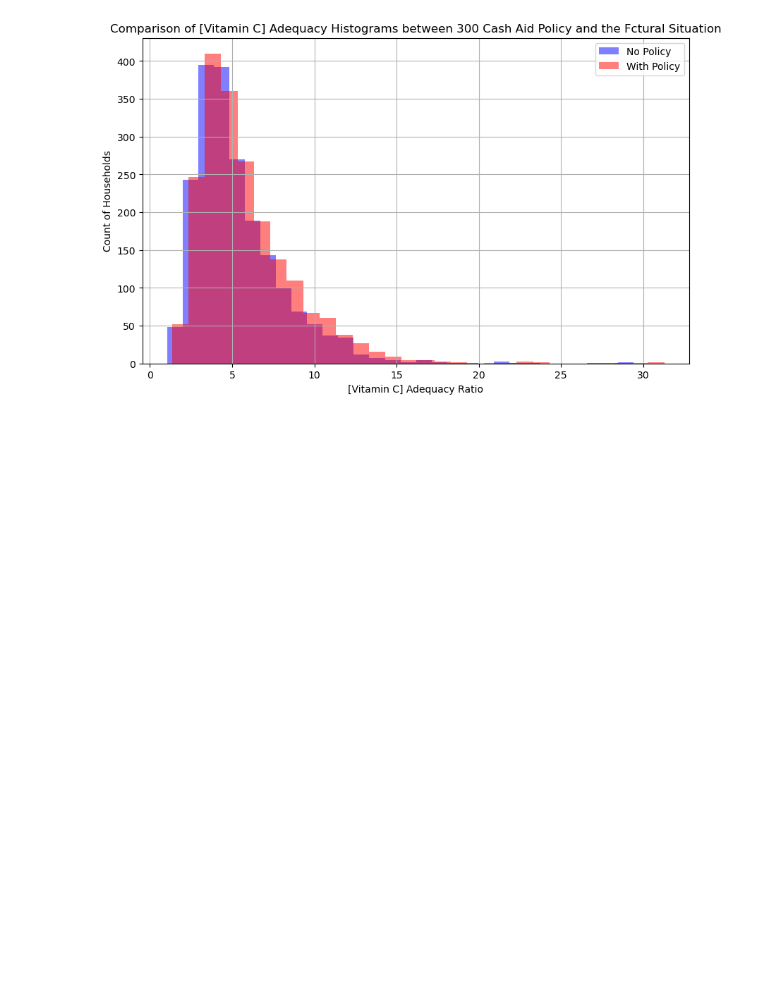
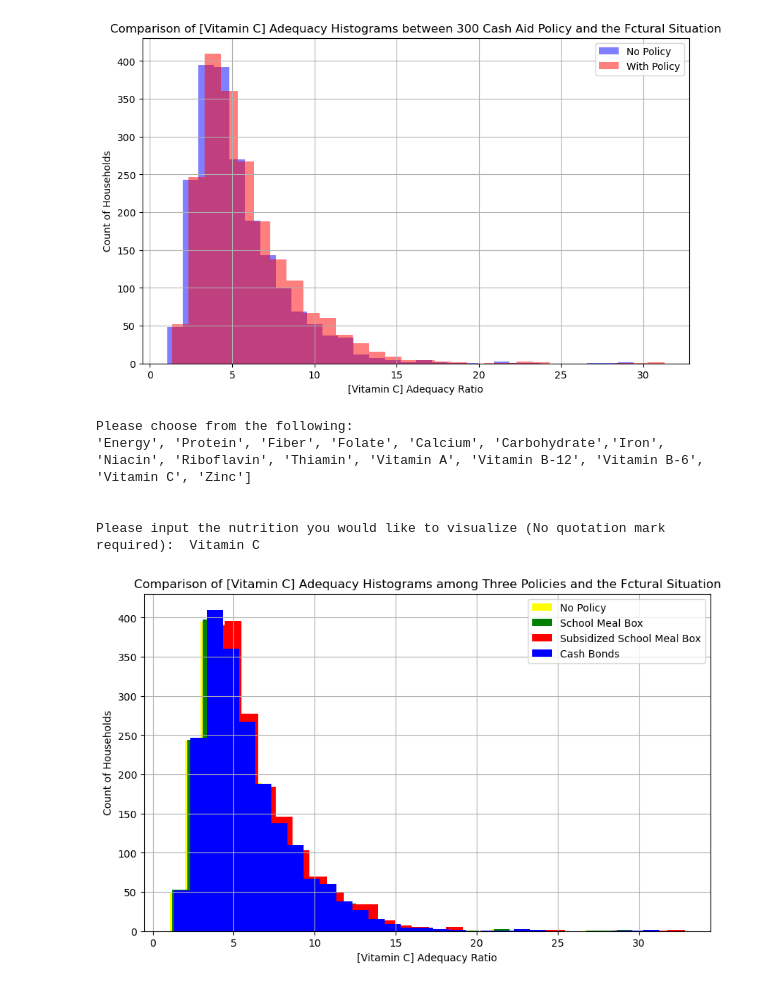
Before and after one commit to raneem-ai/Rachel-Griffith, a Jupyter notebook: Children Group and Policy Analysis.ipynb, the cells around one changed output. Drawn from its saved outputs; the diff is of its cells as text; code cells hidden in the pictures; blank space fills up the shorter version.

```diff
--- a/Children Group and Policy Analysis.ipynb
+++ b/Children Group and Policy Analysis.ipynb
@@ -714,0 +715,38 @@ Please input the nutrition you would like to visualize (No quotation mark requir
+# %%
+def plot_nutrition_comparison(ratio_table1, ratio_table2, ratio_table3, ratio_table4, nutrition):
+    """
+    This function creates a histogram displaying the distribution of nutrition adequacy
+    for households in two datasets, allowing for direct comparison.
+
+    Parameters:
+    - ratio_table1 (DataFrame): The first DataFrame containing the nutrient ratios.
+    - ratio_table2 (DataFrame): The second DataFrame containing the nutrient ratios.
+    - nutrition (string): The name of the nutrient column to plot.
+
+    Returns:
+    - A histogram for the specified nutrient adequacy among households from both datasets.
+    """
+    # Create the plot with specified colors
+    fig, ax = plt.subplots(figsize=(10, 6))
+    ratio_table1[nutrition].hist(ax=ax, bins=30, alpha=1, label='No Policy', color='yellow')
+    ratio_table2[nutrition].hist(ax=ax, bins=30, alpha=1, label='School Meal Box', color='green')
+    ratio_table3[nutrition].hist(ax=ax, bins=30, alpha=1, label='Subsidized School Meal Box', color='red')
+    ratio_table4[nutrition].hist(ax=ax, bins=30, alpha=1, label='Cash Bonds', color='blue')
+    # Add titles and labels
+    plt.title(f'Comparison of [{nutrition}] Adequacy Histograms among Three Policies and the Fctural Situation')
+    plt.xlabel(f'[{nutrition}] Adequacy Ratio')
+    plt.ylabel('Count of Households')
+    plt.legend()
+    plt.show()
+
+print("Please choose from the following:\n'Energy', 'Protein', 'Fiber', 'Folate', 'Calcium', 'Carbohydrate','Iron', 'Niacin', 'Riboflavin', 'Thiamin', 'Vitamin A', 'Vitamin B-12', 'Vitamin B-6', 'Vitamin C', 'Zinc']")
+print("\n")
+nutrition_input = input('Please input the nutrition you would like to visualize (No quotation mark required): ')
+plot_nutrition_comparison(nutrient_ratio, meal_box_nutrient_ratio,sub_meal_nutrient_ratio, cash_aid, nutrition_input)
+# %% [output]
+Please choose from the following:
+'Energy', 'Protein', 'Fiber', 'Folate', 'Calcium', 'Carbohydrate','Iron', 'Niacin', 'Riboflavin', 'Thiamin', 'Vitamin A', 'Vitamin B-12', 'Vitamin B-6', 'Vitamin C', 'Zinc']
+
+
+Please input the nutrition you would like to visualize (No quotation mark required):  Vitamin C
+[figure, added]
```
Also changed, not shown: parts of 2 cells of this notebook.
